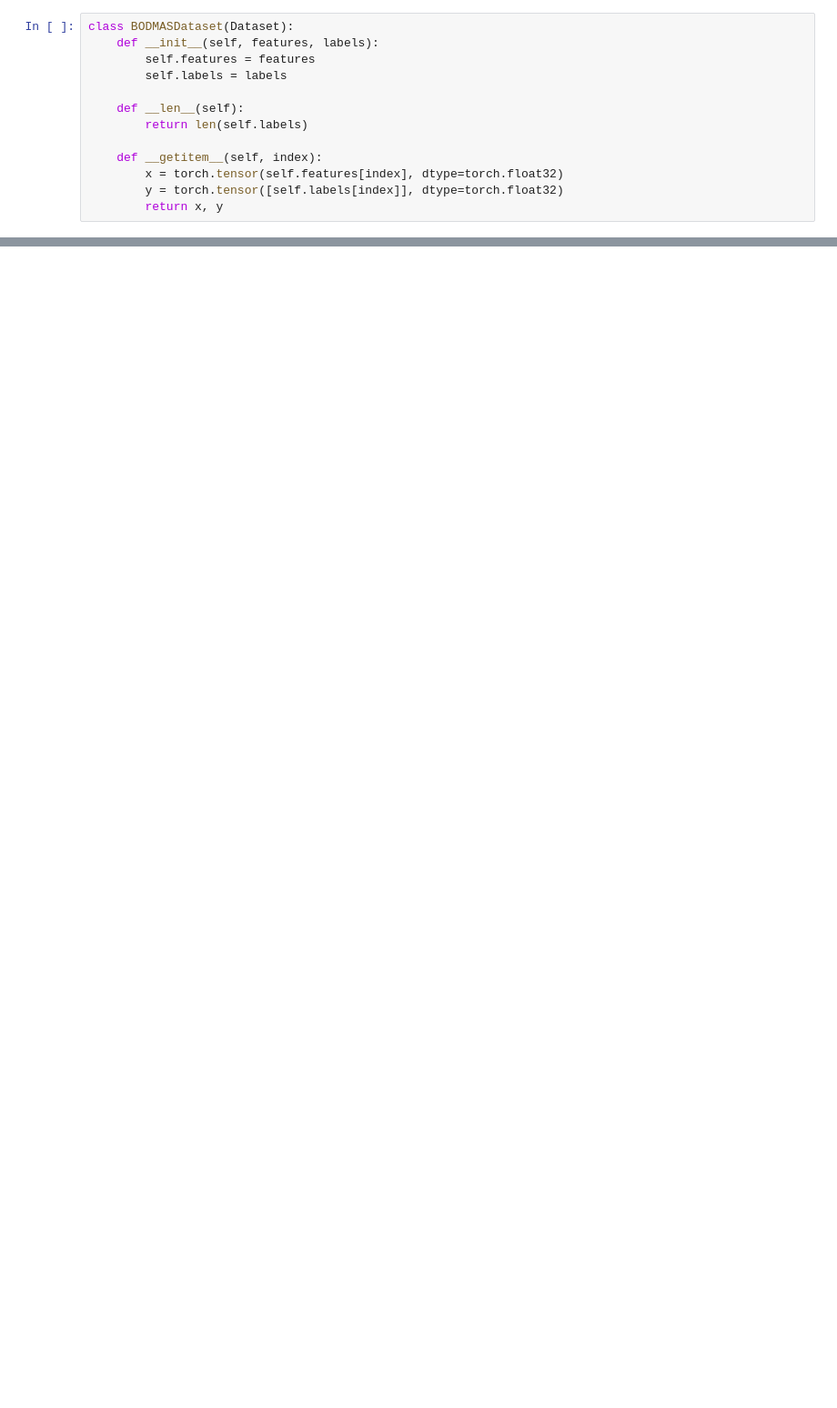
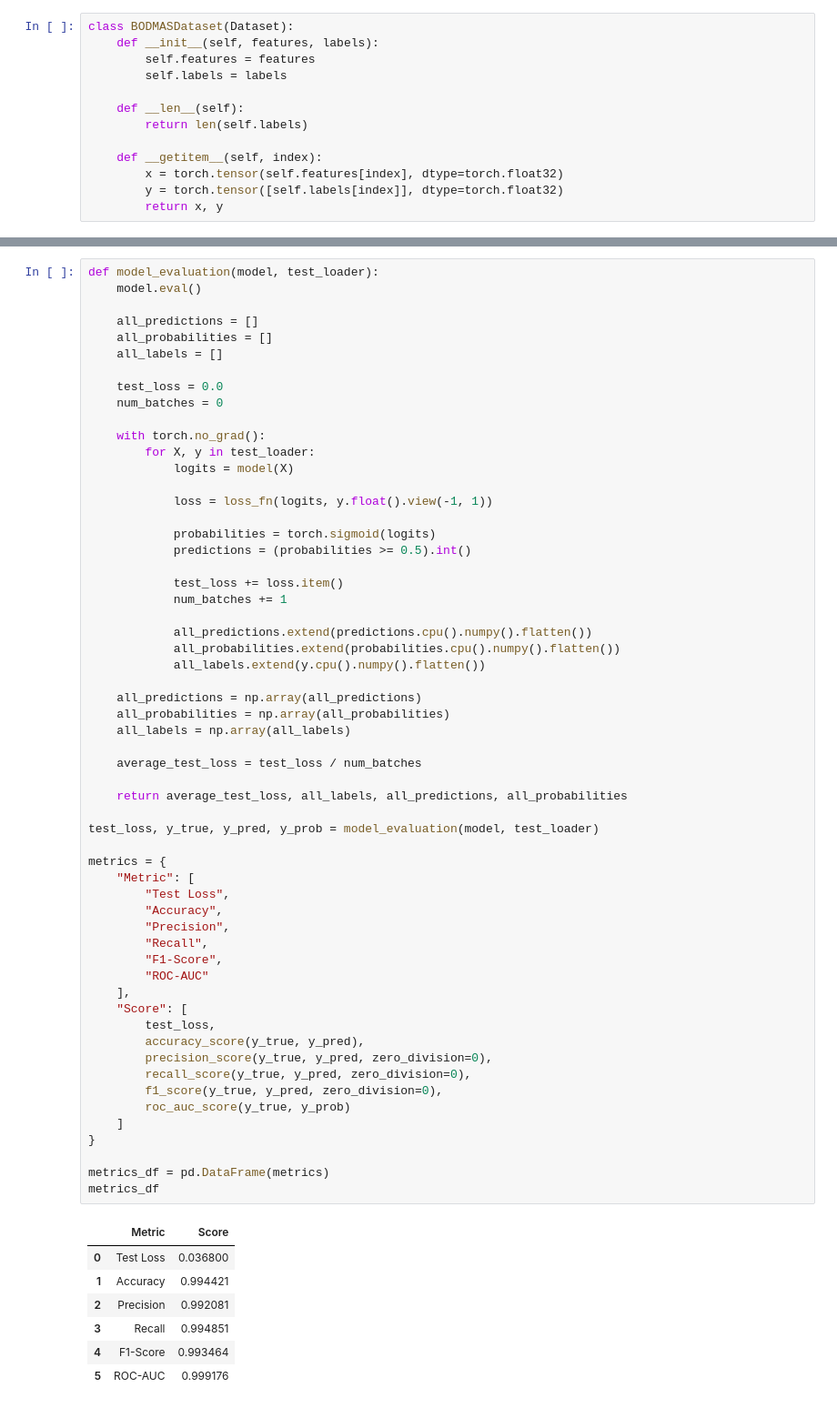
Before and after one commit to zakaria-tairari/adversarial-ml-security-framework, a Jupyter notebook: notebooks/02_baseline_models/01_mlp_baseline.ipynb, the cells around one changed output, grey strips where cells are left out. Shown at 91% size. Drawn from its saved outputs; the diff is of its cells as text; blank space fills up the shorter version.

```diff
--- a/notebooks/02_baseline_models/01_mlp_baseline.ipynb
+++ b/notebooks/02_baseline_models/01_mlp_baseline.ipynb
@@ -349,0 +431,66 @@ Label dtype: torch.float32
+# %%
+def model_evaluation(model, test_loader):
+    model.eval()
+
+    all_predictions = []
+    all_probabilities = []
+    all_labels = []
+
+    test_loss = 0.0
+    num_batches = 0
+
+    with torch.no_grad():
+        for X, y in test_loader:
+            logits = model(X)
+
+            loss = loss_fn(logits, y.float().view(-1, 1))
+
+            probabilities = torch.sigmoid(logits)
+            predictions = (probabilities >= 0.5).int()
+
+            test_loss += loss.item()
+            num_batches += 1
+
+            all_predictions.extend(predictions.cpu().numpy().flatten())
+            all_probabilities.extend(probabilities.cpu().numpy().flatten())
+            all_labels.extend(y.cpu().numpy().flatten())
+
+    all_predictions = np.array(all_predictions)
+    all_probabilities = np.array(all_probabilities)
+    all_labels = np.array(all_labels)
+
+    average_test_loss = test_loss / num_batches
+
+    return average_test_loss, all_labels, all_predictions, all_probabilities
+
+test_loss, y_true, y_pred, y_prob = model_evaluation(model, test_loader)
+
+metrics = {
+    "Metric": [
+        "Test Loss",
+        "Accuracy",
+        "Precision",
+        "Recall",
+        "F1-Score",
+        "ROC-AUC"
+    ],
+    "Score": [
+        test_loss,
+        accuracy_score(y_true, y_pred),
+        precision_score(y_true, y_pred, zero_division=0),
+        recall_score(y_true, y_pred, zero_division=0),
+        f1_score(y_true, y_pred, zero_division=0),
+        roc_auc_score(y_true, y_prob)
+    ]
+}
+
+metrics_df = pd.DataFrame(metrics)
+metrics_df
+# %% [output]
+|  | Metric | Score |
+| 0 | Test Loss | 0.036800 |
+| 1 | Accuracy | 0.994421 |
+| 2 | Precision | 0.992081 |
+| 3 | Recall | 0.994851 |
+| 4 | F1-Score | 0.993464 |
+| 5 | ROC-AUC | 0.999176 |
```
Also changed, not shown: parts of 34 cells of this notebook.
